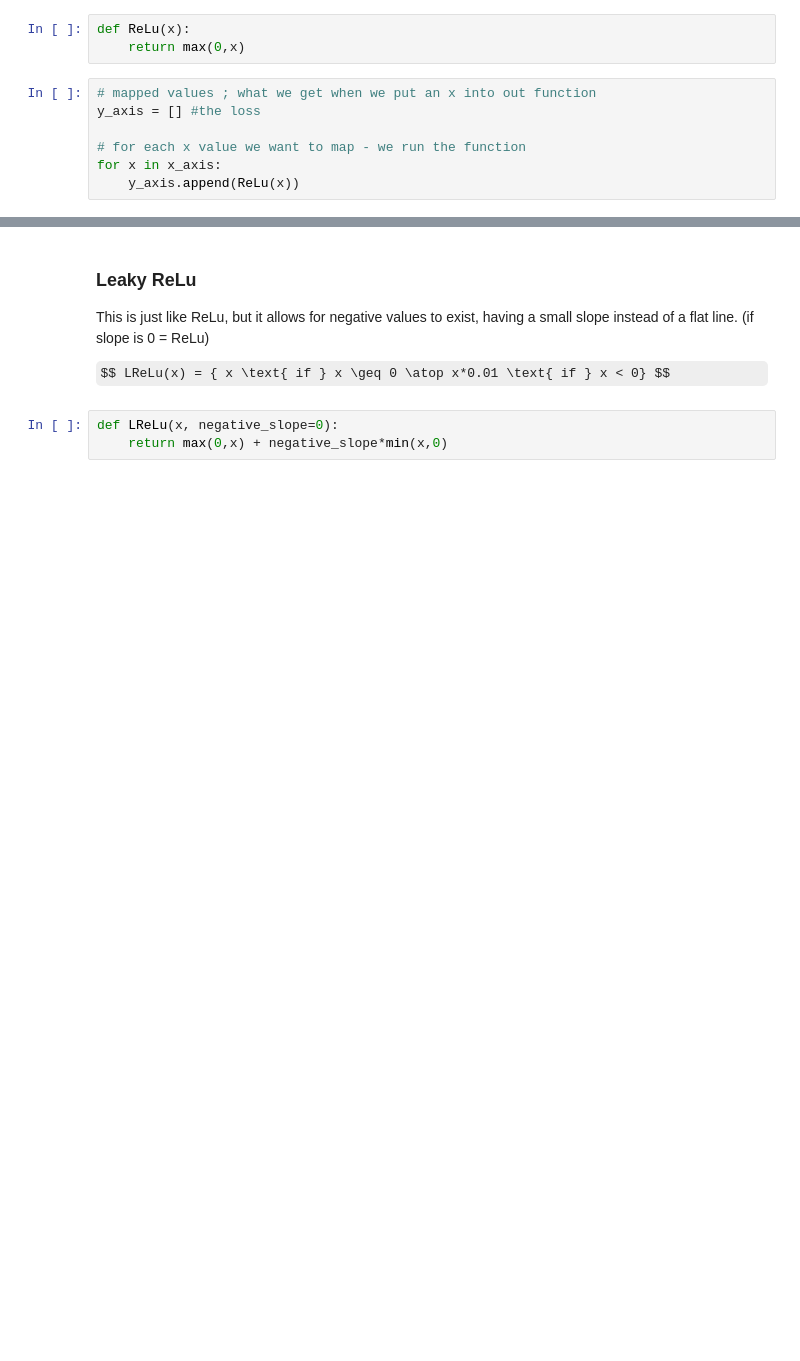
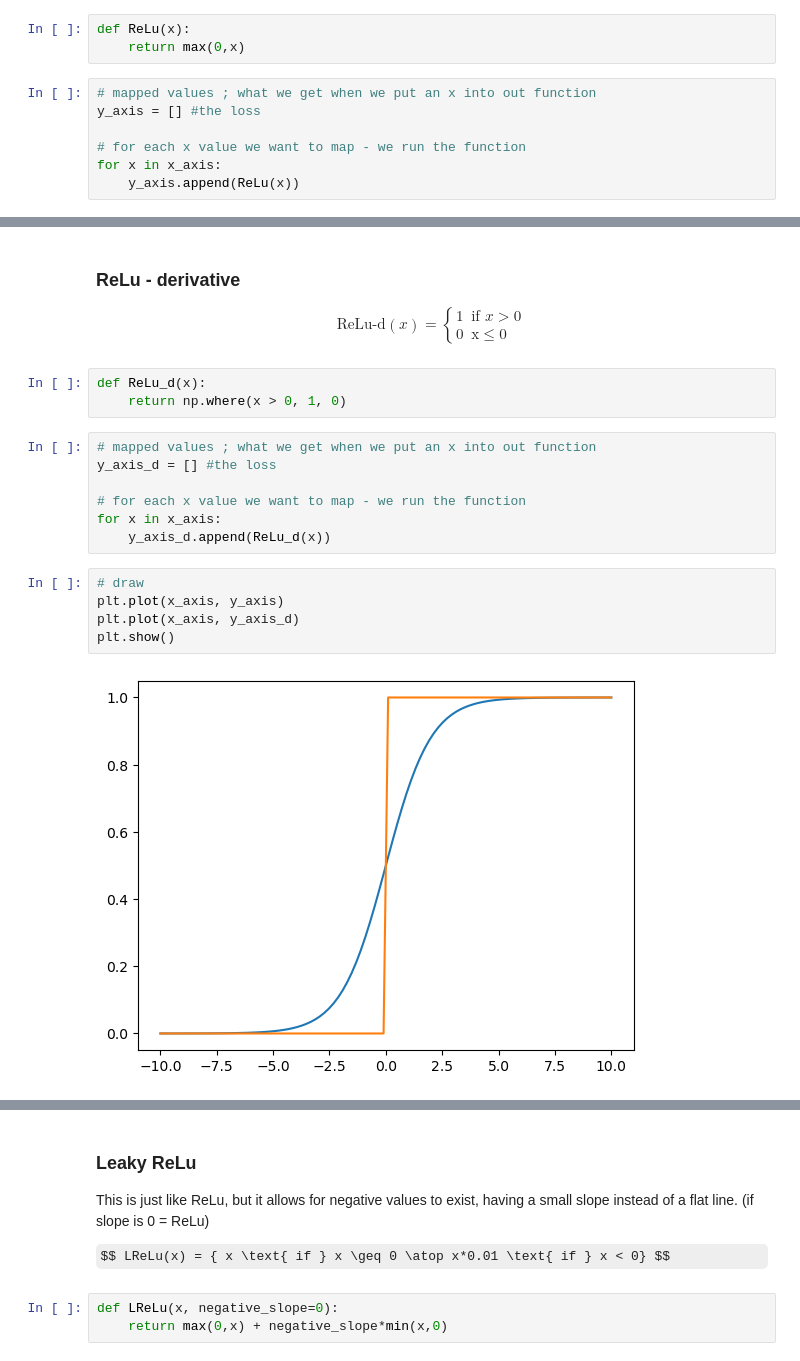
Before and after one commit to undefinedcreature01/dl, a Jupyter notebook: notebooks/00_activation_functions.ipynb, the cells around one changed output, grey strips where cells are left out. Drawn from its saved outputs; the diff is of its cells as text; some formulas as TeX source; blank space fills up the shorter version.

```diff
--- a/notebooks/00_pytorch_activation_functions.ipynb
+++ b/notebooks/00_activation_functions.ipynb
@@ -171,0 +202,27 @@ plt.show()
+# %% [markdown]
+### ReLu -  derivative
+
+$$
+\text{ReLu-d}(x) =
+\begin{cases}
+1 & \text{if } x > 0 \\
+0 & \text{x} \leq 0
+\end{cases}
+$$
+# %%
+def ReLu_d(x):
+    return np.where(x > 0, 1, 0)
+# %%
+# mapped values ; what we get when we put an x into out function
+y_axis_d = [] #the loss
+
+# for each x value we want to map - we run the function
+for x in x_axis:
+    y_axis_d.append(ReLu_d(x))
+# %%
+# draw
+plt.plot(x_axis, y_axis)
+plt.plot(x_axis, y_axis_d)
+plt.show()
+# %% [output]
+[figure, added]
```
Also changed, not shown: parts of 7 cells of this notebook, 3 other files.
